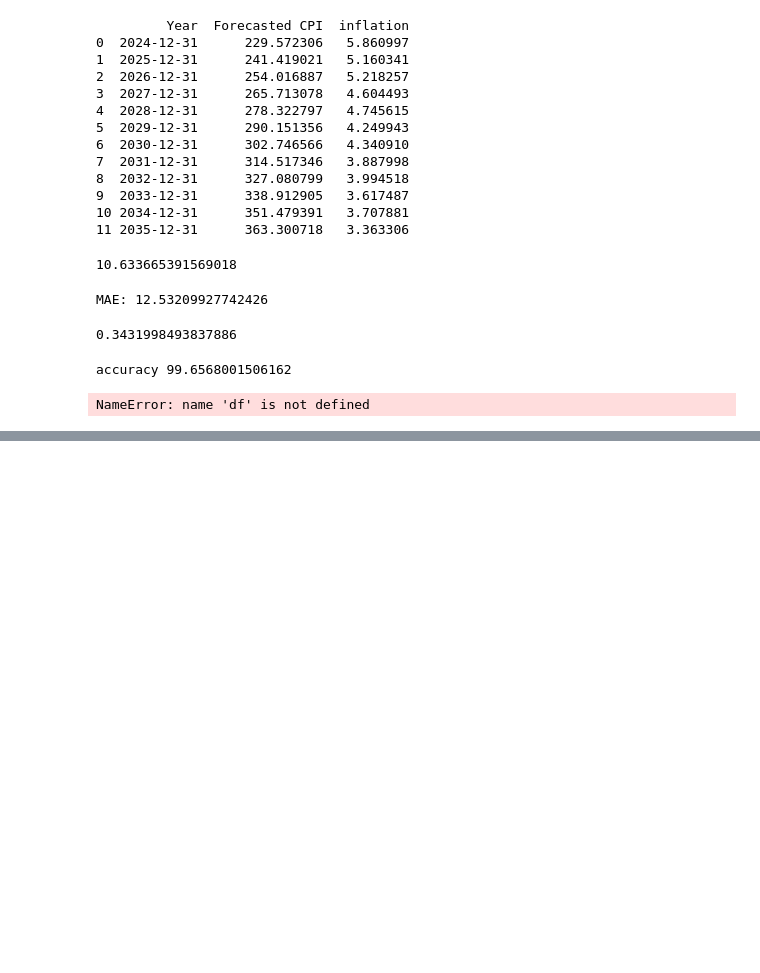
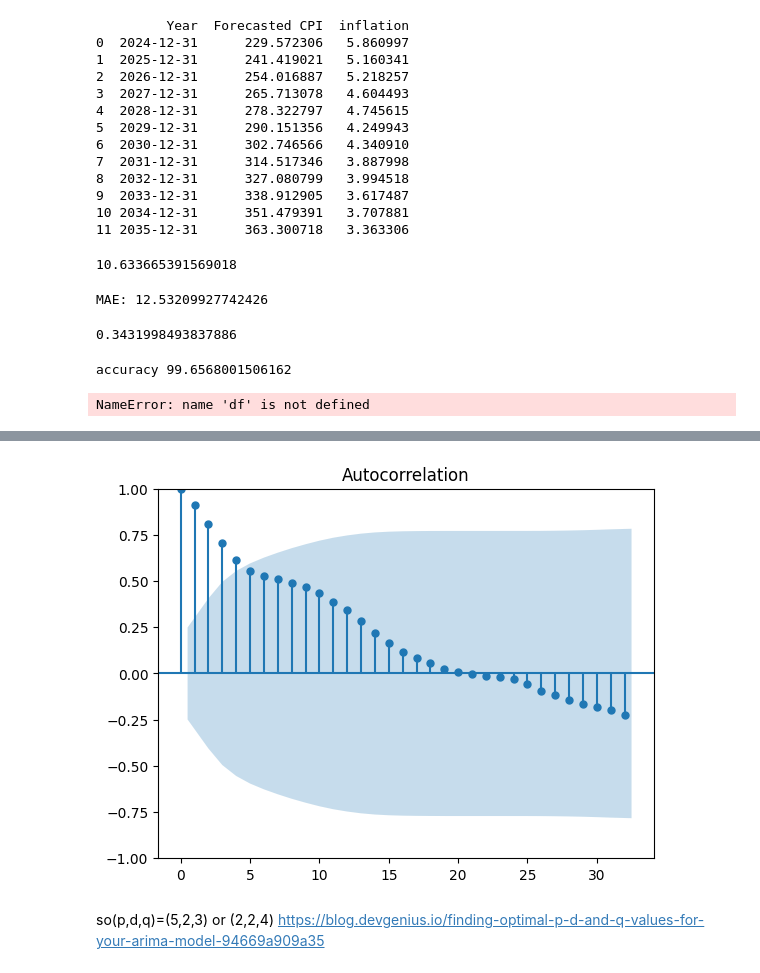
Before and after one commit to Lestonrego/Time-series, a Jupyter notebook: Time_Series.ipynb, the cells around one changed output, grey strips where cells are left out. Drawn from its saved outputs; the diff is of its cells as text; code cells hidden in the pictures; blank space fills up the shorter version.

```diff
--- a/Time_Series.ipynb
+++ b/Time_Series.ipynb
@@ -558,0 +567,9 @@ p-value: 1.0
+# %%
+
+plot_acf(cpi.diff(2).dropna(),lags=32)
+plt.show()
+#q=3 or 4 formula n-1
+# %% [output]
+[figure, added]
+# %% [markdown]
+so(p,d,q)=(5,2,3) or (2,2,4) https://blog.devgenius.io/finding-optimal-p-d-and-q-values-for-your-arima-model-94669a909a35
```
Also changed, not shown: parts of 8 cells of this notebook.
